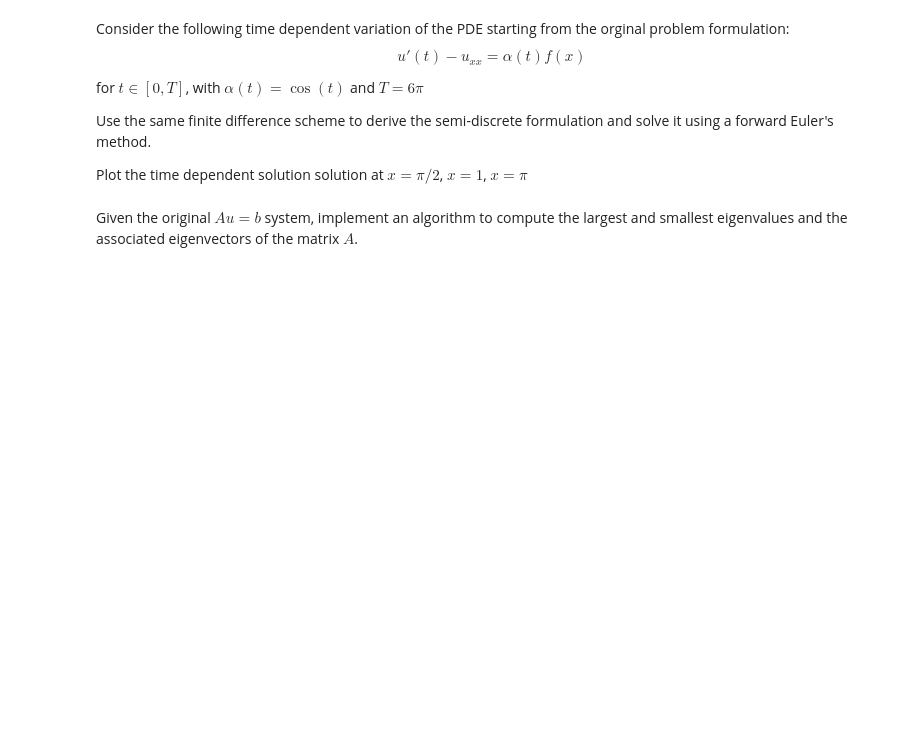
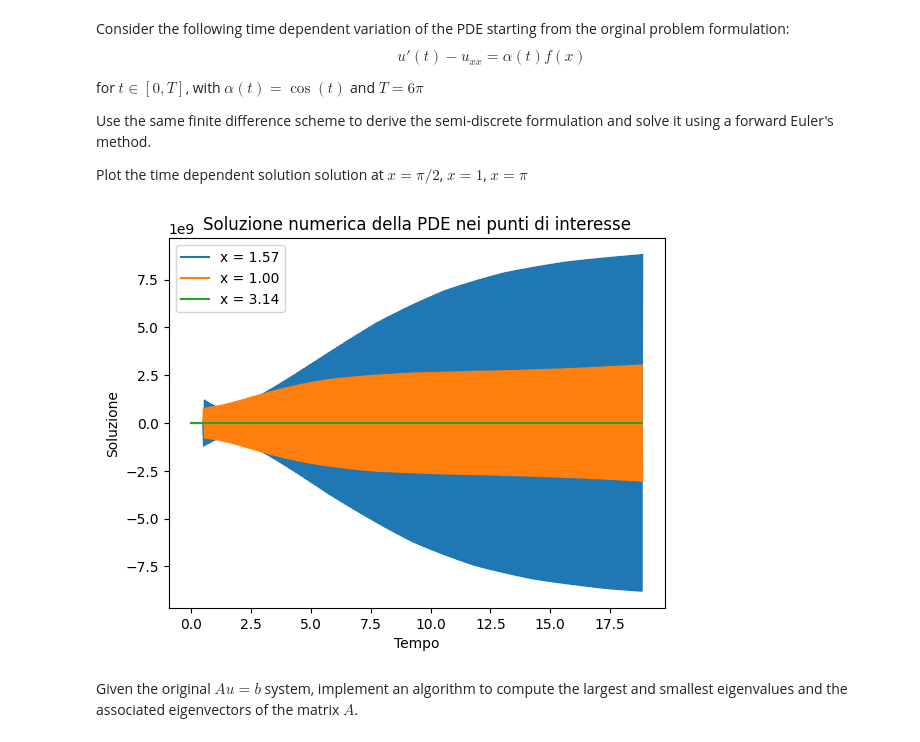
Before and after one commit to GiacomoDiFa/Progetto-MN, a Jupyter notebook: progetto_MN_Di_Fabrizio_Montanari.ipynb, the cells around one changed output. Saved outputs shown, nothing was run; the diff lists cells and outputs as text; code cells hidden in the pictures; blank space fills up the shorter version.

```diff
--- a/progetto_MN_Di_Fabrizio_Montanari.ipynb
+++ b/progetto_MN_Di_Fabrizio_Montanari.ipynb
@@ -425,3 +423,68 @@ $x=\pi$
+# %%
+#ho chiesto a chatgpt, non va assolutamente bene fatta cosi anche se il metodo è implementato bene.
+#ma non è come lo vuole il prof, perchè lui vuole tutta la matrice etc
+#questi è circa quello che avevamo visto in simulazione numerica
+#se proprio non ci torna con la matrice possiamo dire che abbiamo usato questo metodo ricordandoci di cosa avevamo fatto
+#nel corso di simulazione numerica (paraculata)
+
+# Parametri del problema
+L = np.pi  # Lunghezza del dominio spaziale
+T = np.pi*6  # Tempo finale
+Nx = 100  # Numero di punti discreti nello spazio
+Nt = 500  # Numero di punti discreti nel tempo
+dx = L / (Nx - 1)  # Passo spaziale
+dt = T / Nt  # Passo temporale
+
+# Funzione α(t) e f(x)
+def alpha(t):
+    return np.cos(t)  # Esempio di funzione α(t)
+
+def f(x):
+    return np.sin(x)  # Esempio di funzione f(x)
+
+# Inizializzazione della griglia spaziale
+x = np.linspace(0, L, Nx)
+
+# Inizializzazione della griglia temporale
+t = np.linspace(0, T, Nt)
+
+# Inizializzazione delle condizioni iniziali
+u0 = 0  # Esempio di condizione iniziale
+
+# Creazione della matrice per la soluzione numerica
+u = np.zeros((Nt, Nx))
+u[0, :] = u0
+
+# Iterazione temporale e spaziale
+for n in range(Nt - 1):
+    for i in range(1, Nx - 1):
+        u[n + 1, i] = u[n, i] + dt * ((u[n, i+1] - 2*u[n, i] + u[n, i-1]) / dx**2 + alpha(t[n]) * f(x[i]))
+
+    # Gestione degli overflow
+    max_value = np.max(u[n + 1, :])
+    if max_value > 1e10:
+        u[n + 1, :] /= max_value / 1e10
+
+# Punti di interesse
+x_points = [np.pi / 2, 1, np.pi]
+
+# Trova gli indici dei punti di interesse nel dominio spaziale
+x_indices = [np.abs(x - point).argmin() for point in x_points]
+
+# Estrai la soluzione nei punti di interesse
+solution_points = u[:, x_indices]
+
+# Plot della soluzione nei punti di interesse
+plt.figure()
+for i, point in enumerate(x_points):
+    plt.plot(t, solution_points[:, i], label=f'x = {point:.2f}')
+plt.xlabel('Tempo')
+plt.ylabel('Soluzione')
+plt.title('Soluzione numerica della PDE nei punti di interesse')
+plt.legend()
+plt.show()
+# %% [output]
+[figure, added]
 # %% [markdown]
 Given the original $Au = b$ system, implement an algorithm to compute the largest and smallest eigenvalues and the associated eigenvectors of the matrix $A$.
 # %%
```
Also changed, not shown: parts of 1 cell of this notebook.
